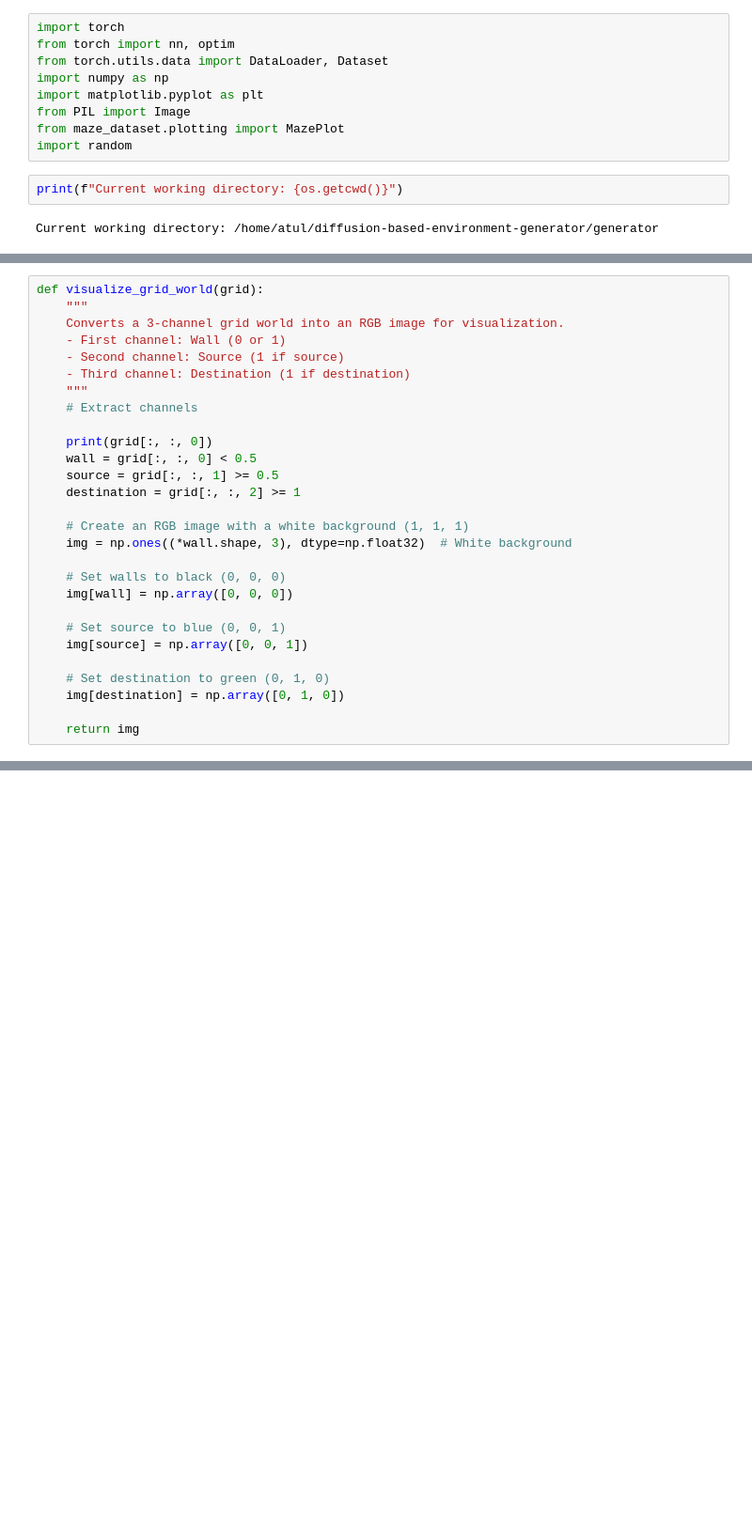
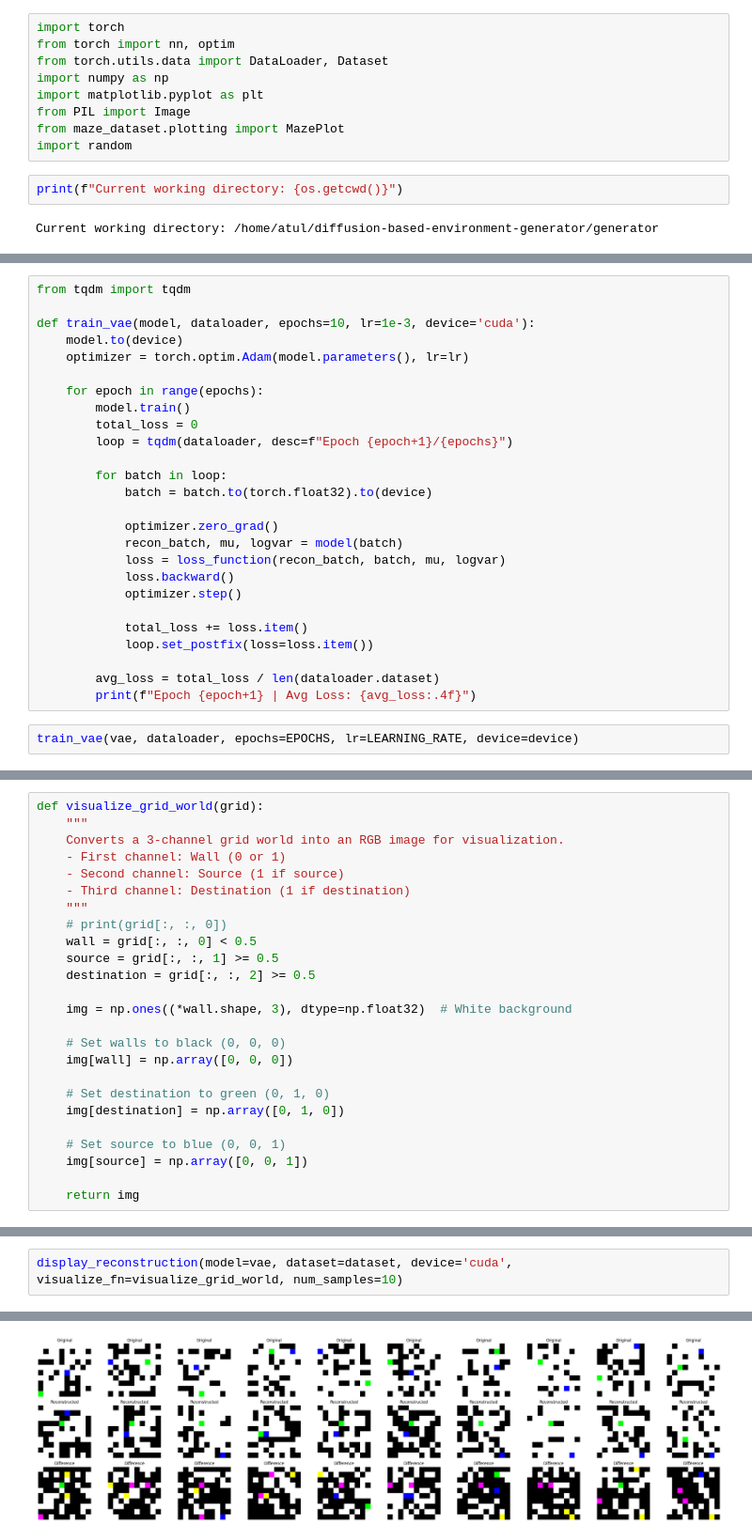
Before and after one commit to Atul-Acharya-17/diffusion-based-environment-generator, a Jupyter notebook: generator/diffuser/discrete_diffusion.ipynb, the cells around one changed output, grey strips where cells are left out. Shown at 94% size. Drawn from its saved outputs; the diff is of its cells as text; blank space fills up the shorter version.

```diff
--- a/generator/diffuser/discrete_diffusion.ipynb
+++ b/generator/diffuser/discrete_diffusion.ipynb
@@ -493,0 +328,28 @@ RuntimeError: The size of tensor a (8) must match the size of tensor b (10) at n
+# %%
+from tqdm import tqdm
+
+def train_vae(model, dataloader, epochs=10, lr=1e-3, device='cuda'):
+    model.to(device)
+    optimizer = torch.optim.Adam(model.parameters(), lr=lr)
+
+    for epoch in range(epochs):
+        model.train()
+        total_loss = 0
+        loop = tqdm(dataloader, desc=f"Epoch {epoch+1}/{epochs}")
+
+        for batch in loop:
+            batch = batch.to(torch.float32).to(device)
+
+            optimizer.zero_grad()
+            recon_batch, mu, logvar = model(batch)
+            loss = loss_function(recon_batch, batch, mu, logvar)
+            loss.backward()
+            optimizer.step()
+
+            total_loss += loss.item()
+            loop.set_postfix(loss=loss.item())
+
+        avg_loss = total_loss / len(dataloader.dataset)
+        print(f"Epoch {epoch+1} | Avg Loss: {avg_loss:.4f}")
+# %%
+train_vae(vae, dataloader, epochs=EPOCHS, lr=LEARNING_RATE, device=device)
@@ -499,23 +375,20 @@ def visualize_grid_world(grid):
     - Second channel: Source (1 if source)
     - Third channel: Destination (1 if destination)
     """
-    # Extract channels
-
-    print(grid[:, :, 0])
+    # print(grid[:, :, 0])
     wall = grid[:, :, 0] < 0.5
     source = grid[:, :, 1] >= 0.5
-    destination = grid[:, :, 2] >= 1
+    destination = grid[:, :, 2] >= 0.5
 
-    # Create an RGB image with a white background (1, 1, 1)
     img = np.ones((*wall.shape, 3), dtype=np.float32)  # White background
 
     # Set walls to black (0, 0, 0)
     img[wall] = np.array([0, 0, 0])
 
+    # Set destination to green (0, 1, 0)
+    img[destination] = np.array([0, 1, 0])
+
     # Set source to blue (0, 0, 1)
     img[source] = np.array([0, 0, 1])
 
-    # Set destination to green (0, 1, 0)
-    img[destination] = np.array([0, 1, 0])
-
     return img
@@ -569,0 +446,3 @@ RuntimeError: The size of tensor a (2) must match the size of tensor b (3) at no
+# %%
+display_reconstruction(model=vae, dataset=dataset, device='cuda', visualize_fn=visualize_grid_world, num_samples=10)
+# %% [output]
@@ -569,0 +466 @@ RuntimeError: The size of tensor a (2) must match the size of tensor b (3) at no
+[figure, added]
```
Also changed, not shown: parts of 30 cells of this notebook, 4 other files.
